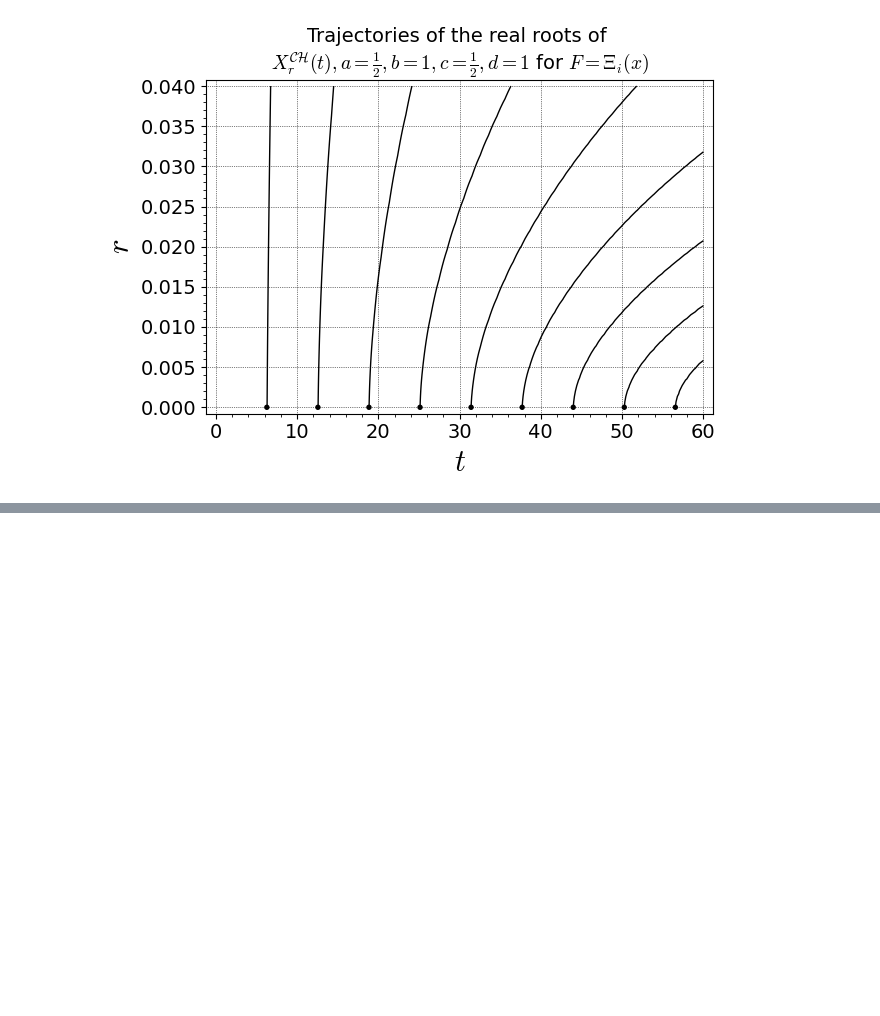
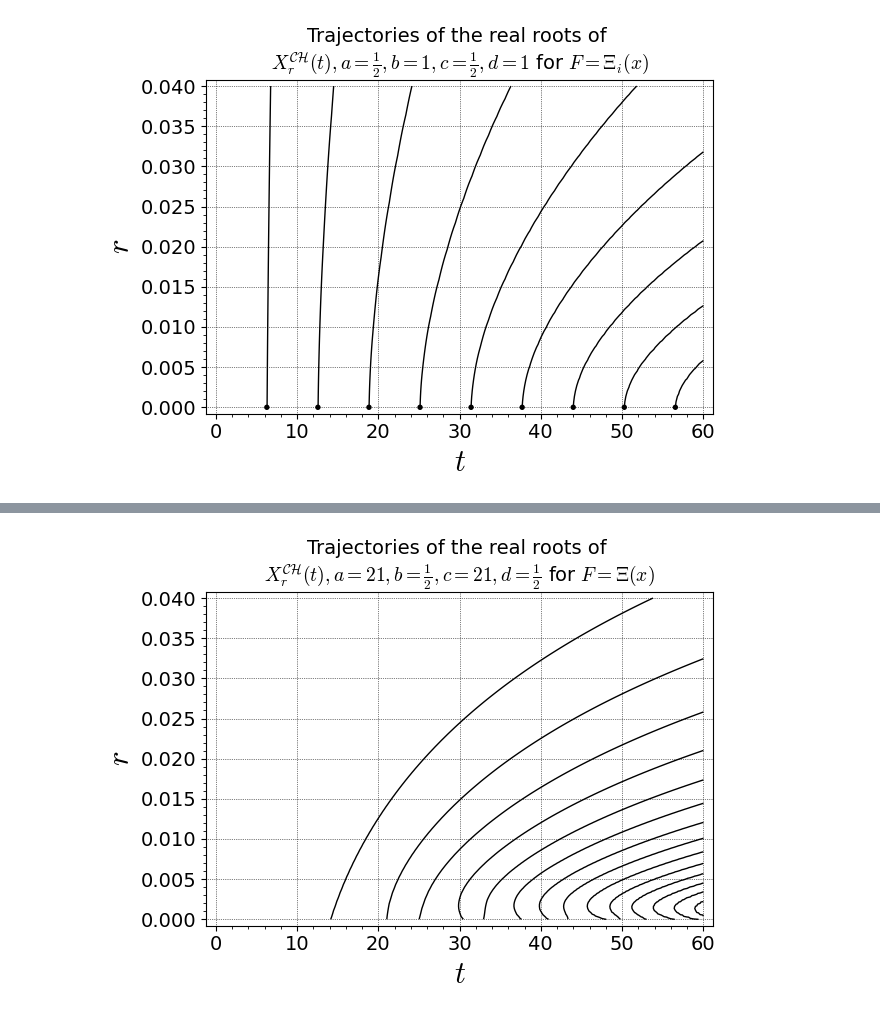
Before and after one commit to km-git-acc/riemann-poly-expansions, a Jupyter notebook: Code to visualise flows/Code for Continuous Hahn Poisson flow.ipynb, the cells around one changed output, grey strips where cells are left out. Cells and saved outputs as stored; diff of their text form; code cells hidden in the pictures; blank space fills up the shorter version.

```diff
--- a/Code to visualise flows/Code for Continuous Hahn Poisson flow.ipynb
+++ b/Code to visualise flows/Code for Continuous Hahn Poisson flow.ipynb
@@ -249,3 +338,85 @@ The sum of all the coefficients is   : 1.0104492672326733 = Xin(0.5i) = 1.010449
 d/dr z_3(0) via Newton approximation : 19.644830 versus formula: 19.644830 (should be equal).
 Ensure 20 digits accuracy at t = 60  : 0.00000000000000000000 (should show 20 zeros).
 [figure]
+# %%
+var("r","t");
+
+#Generate a plot of all ordinates of the non-trivial zeros < 60 to overlay the flow graphs
+var('y')
+global ord, ordrho; ord = []; ordrho = []
+with open("ordinateszetazeros.txt", "r") as f: #file is stored on GitHub
+    for row in f:
+        y=float(row)
+        if y < 60:
+            ord.append([y,0])
+        ordrho.append(y)
+z=list_plot(ord, size=15, marker="o", color = "black")
+
+RDF=RealBallField(1500)
+global m1; m1 = []; CoeffSum = RDF(0)
+with open("ContHahnCoeffa21b12c21d12dir", "r") as f:
+    for row in f:
+        CoeffSum = CoeffSum + RDF(row)
+        m1.append([RDF(row)])
+
+CCF=ComplexBallField(1500)
+def Xi(t):
+    f=CCF("0.5",0)+I*CCF(t)
+    xi=f/2*(f-1)*CCF(pi).pow(-f/2)*(f/2).gamma()*f.zeta()
+    return xi
+
+def hyp(x,a,b,c,d,n):
+    f1=n+a+b+c+d-1;f2=CCF(a,0)+I*CCF(x)
+    hyp=CCF(1).hypergeometric([-n,f1,f2],[a+c,a+d])
+    return hyp
+
+def ContHahnFlow(t,r):
+    sum=CCF(0)
+    for n in range(250):
+        h = n+CCF("21")+CCF("0.5")+CCF("21")+CCF("0.5")-1
+        r1 = CCF(-r,0).exp()
+        g = r1.pow(h)
+        sum=sum+g.pow(n)*CCF(str(m1[n]))*hyp(t,CCF("21"),CCF("0.5"),CCF("21"),CCF("0.5"),n)
+    return real_part(sum)
+
+#compute d/dr zk Newton approximation
+def dzdrzk(k):
+    tr = RDF("0.0000000001");x0 = RDF(ordrho[k-1]);
+    while(y):
+        hd = (ContHahnFlow(x0 + tr*100,tr) - ContHahnFlow(x0,tr))/(tr*100)
+        h = ContHahnFlow(x0,tr)/hd ;x1 = x0 - h;ab = h.abs();x0 = x1
+        if ab < tr:
+            break
+    dzdr3 = (x1 - RDF(ordrho[k-1]))/(tr)
+    return dzdr3
+
+def B(x,c,d):
+    return (c-I*x)*(d-I*x)
+
+def D(x,a,b):
+    return (a+I*x)*(b+I*x)
+
+#sum zeros around k-th zero
+def prodzeros(k,c):
+    zk =ordrho[k-1]
+    prod0 = 1
+    for j in range(k-1):
+        prod0 = prod0 * (1 + c/(zk-ordrho[j]))*(1 + c/(zk+ordrho[j]))
+    prod1 = 1
+    for j in range(k+1,100001):
+        prod1 = prod1 * (1 + c/(zk-ordrho[j-1]))*(1 + c/(zk+ordrho[j-1]))
+    prod2 = (1 + c/(zk + zk))
+    return c * prod0 * prod1 * prod2
+
+#compute d/dr zk via formula
+def verifyDDE(k):
+    return B(ordrho[k-1],21,0.5)*prodzeros(k,I) + D(ordrho[k-1],21,0.5)*prodzeros(k,-I)
+
+print("Automated checks:")
+print("The sum of all the coefficients is   : %3.16f = Xi(21i) = %3.16f (should be equal)." % (CoeffSum, ContHahnFlow(21*I,0)))
+print("d/dr z_3(0) via Newton approximation : %3.6f versus formula: %3.6f (should be close)." % (dzdrzk(3),verifyDDE(3)))
+print("Ensure 20 digits accuracy at t = 60  : %3.20f (should show 20 zeros)." % real_part(ContHahnFlow(60,0)-Xi(60)))
+
+a1=implicit_plot(lambda t,r:((RDF(ContHahnFlow(t,r)))),(t,0,60),(r,0,0.04),color='black',fontsize=14,linestyle ="-",linewidth=1,axes_labels=['$t$','$r$'],title='Trajectories of the real roots of \n' +r'$X^{\mathcal{CH}}_r(t), a=21, b=\frac{1}{2}, c=21, d=\frac{1}{2}$ for $F=\Xi(x)$',gridlines=True,plot_points=150)
+show(a1,aspect_ratio='automatic')
+# %% [output]
@@ -251,0 +427 @@ Ensure 20 digits accuracy at t = 60  : 0.00000000000000000000 (should show 20 ze
+[figure, added]
```
Also changed, not shown: parts of 9 cells of this notebook, 6 other files.
